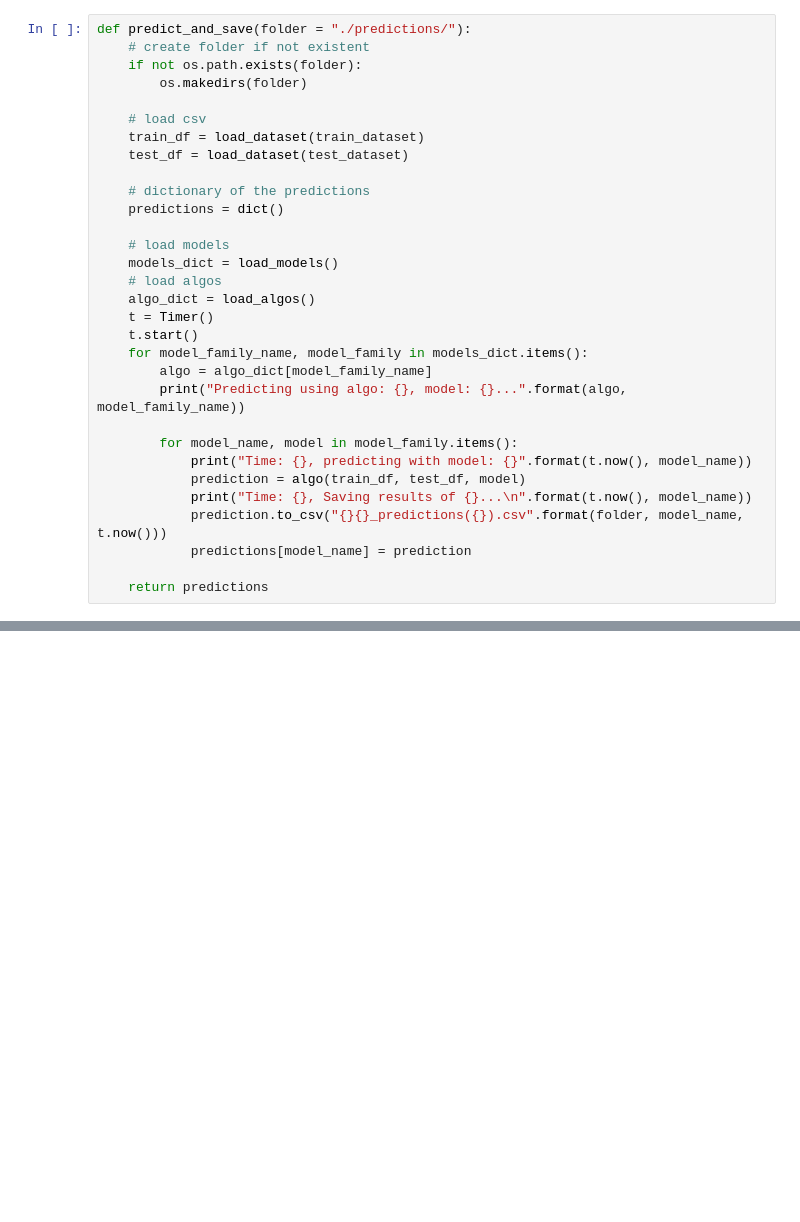
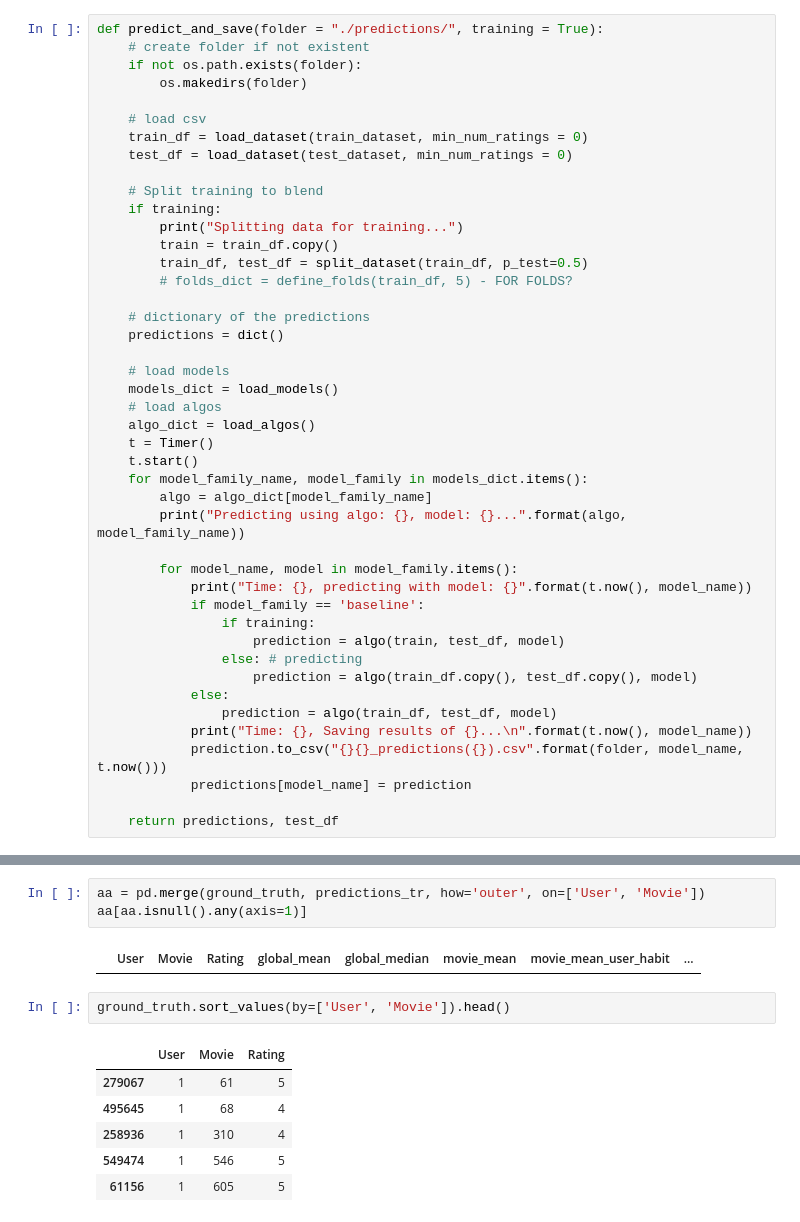
Before and after one commit to yukixLLL/MLProjects, a Jupyter notebook: Project2/Stacking.ipynb, the cells around one changed output, grey strips where cells are left out. Cells and saved outputs as stored; diff of their text form; blank space fills up the shorter version.

```diff
--- a/Project2/Stacking.ipynb
+++ b/Project2/Stacking.ipynb
@@ -83,12 +105,19 @@ load_algos()
 # %%
-def predict_and_save(folder = "./predictions/"):
+def predict_and_save(folder = "./predictions/", training = True):
     # create folder if not existent
     if not os.path.exists(folder):
         os.makedirs(folder)
 
     # load csv
-    train_df = load_dataset(train_dataset)
-    test_df = load_dataset(test_dataset)
+    train_df = load_dataset(train_dataset, min_num_ratings = 0)
+    test_df = load_dataset(test_dataset, min_num_ratings = 0)
+
+    # Split training to blend
+    if training:
+        print("Splitting data for training...")
+        train = train_df.copy()
+        train_df, test_df = split_dataset(train_df, p_test=0.5)
+        # folds_dict = define_folds(train_df, 5) - FOR FOLDS?
 
     # dictionary of the predictions
     predictions = dict()
@@ -105,9 +134,15 @@ def predict_and_save(folder = "./predictions/"):
 
         for model_name, model in model_family.items():
             print("Time: {}, predicting with model: {}".format(t.now(), model_name))
-            prediction = algo(train_df, test_df, model)
+            if model_family == 'baseline':
+                if training:
+                    prediction = algo(train, test_df, model)
+                else: # predicting
+                    prediction = algo(train_df.copy(), test_df.copy(), model)
+            else:
+                prediction = algo(train_df, test_df, model)
             print("Time: {}, Saving results of {}...\n".format(t.now(), model_name))
             prediction.to_csv("{}{}_predictions({}).csv".format(folder, model_name, t.now()))
             predictions[model_name] = prediction
 
-    return predictions
+    return predictions, test_df
@@ -136,0 +212,14 @@ def load_predictions(folder="./predictions"):
+# %%
+aa = pd.merge(ground_truth, predictions_tr, how='outer', on=['User', 'Movie'])
+aa[aa.isnull().any(axis=1)]
+# %% [output]
+|  | User | Movie | Rating | global_mean | global_median | movie_mean | movie_mean_user_habit | ... |
+# %%
+ground_truth.sort_values(by=['User', 'Movie']).head()
+# %% [output]
+|  | User | Movie | Rating |
+| 279067 | 1 | 61 | 5 |
+| 495645 | 1 | 68 | 4 |
+| 258936 | 1 | 310 | 4 |
+| 549474 | 1 | 546 | 5 |
+| 61156 | 1 | 605 | 5 |
```
Also changed, not shown: parts of 30 cells of this notebook, 4 other files.
